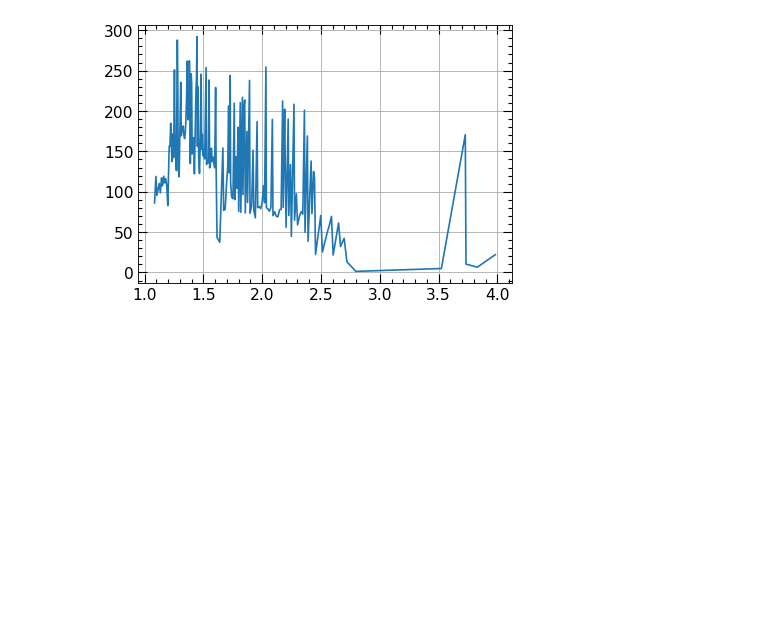
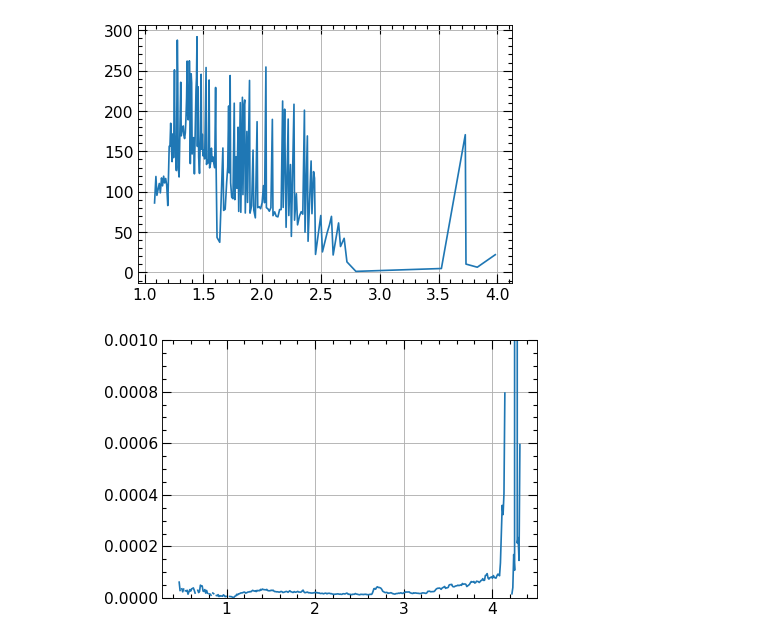
Before and after one commit to guimarais/Shoulder, a Jupyter notebook: Shoulder_DN.ipynb, the cells around one changed output. Saved outputs shown, nothing was run; the diff lists cells and outputs as text; code cells hidden in the pictures; blank space fills up the shorter version.

```diff
--- a/Shoulder_DN.ipynb
+++ b/Shoulder_DN.ipynb
@@ -99,3 +121,11 @@ plt.plot(felm.time, felm.data)
 plt.show()
 # %% [output]
 [figure]
+# %%
+giw = getsig(35836, 'GIW', 'c_W')
+# %%
+plt.plot(giw.time,giw.data)
+plt.ylim(0.0,0.001)
+plt.show()
+# %% [output]
+[figure, added]
```
Also changed, not shown: parts of 6 cells of this notebook, 6 other files.
